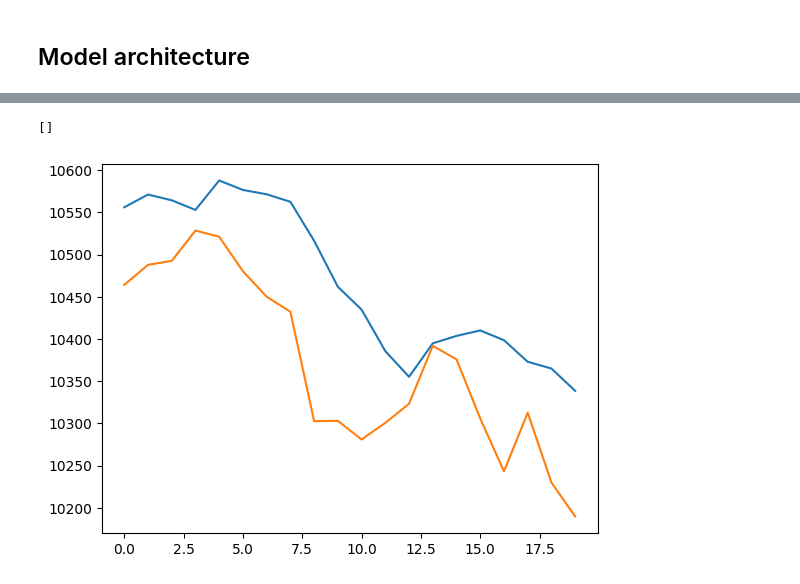
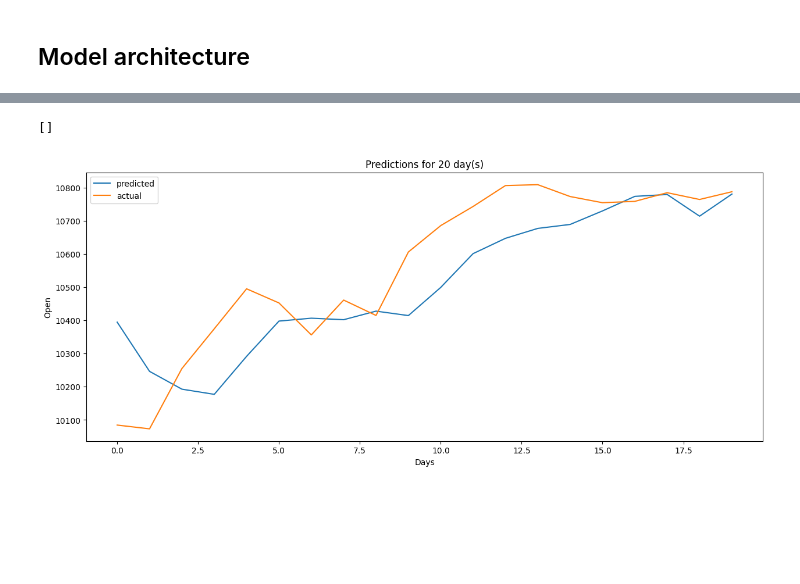
Before and after one commit to Rol3ert99/stock-predictions, a Jupyter notebook: conv1d.ipynb, the cells around one changed output, grey strips where cells are left out. Saved outputs shown, nothing was run; the diff lists cells and outputs as text; code cells hidden in the pictures; blank space fills up the shorter version.

```diff
--- a/conv1d.ipynb
+++ b/conv1d.ipynb
@@ -123,3 +124,3 @@ Your kernel may have been built without NUMA support.
 Skipping registering GPU devices...
 # %%
-model.compile(loss='mean_squared_error', optimizer=tf.keras.optimizers.Adam(learning_rate=0.0001), metrics=['mse'])
+model.compile(loss='mean_squared_error', optimizer=tf.keras.optimizers.Adam(learning_rate=0.0001), metrics=['mae'])
@@ -131,3 +127,3 @@ X_train.shape
 # %%
-history = model.fit(X_train, y_train, validation_data=(X_val, y_val), epochs=10)
+history = model.fit(X_train, y_train, validation_data=(X_val, y_val), epochs=100, batch_size=128)
 # %% [output]
@@ -158,7 +153,15 @@ pred = model.predict(X_test)
-# %%
-plt.plot([_ for _ in range(20)], pred[1500:1520])
-plt.plot([_ for _ in range(20)], y_test[1500:1520])
-plt.plot()
-# %% [output]
-[]
-[figure, removed]
+# %%
+starting_point = 1500
+days_window = 20
+
+plt.figure(figsize=(15, 6))
+plt.plot([_ for _ in range(days_window)], pred[starting_point: starting_point + days_window], label='predicted')
+plt.plot([_ for _ in range(days_window)], y_test[starting_point:starting_point + days_window], label = 'actual')
+plt.xlabel('Days')
+plt.ylabel('Open')
+plt.title(f'Predictions for {days_window} day(s)')
+plt.legend()
+plt.plot()
+# %% [output]
+[]
+[figure, added]
```
Also changed, not shown: parts of 11 cells of this notebook.
